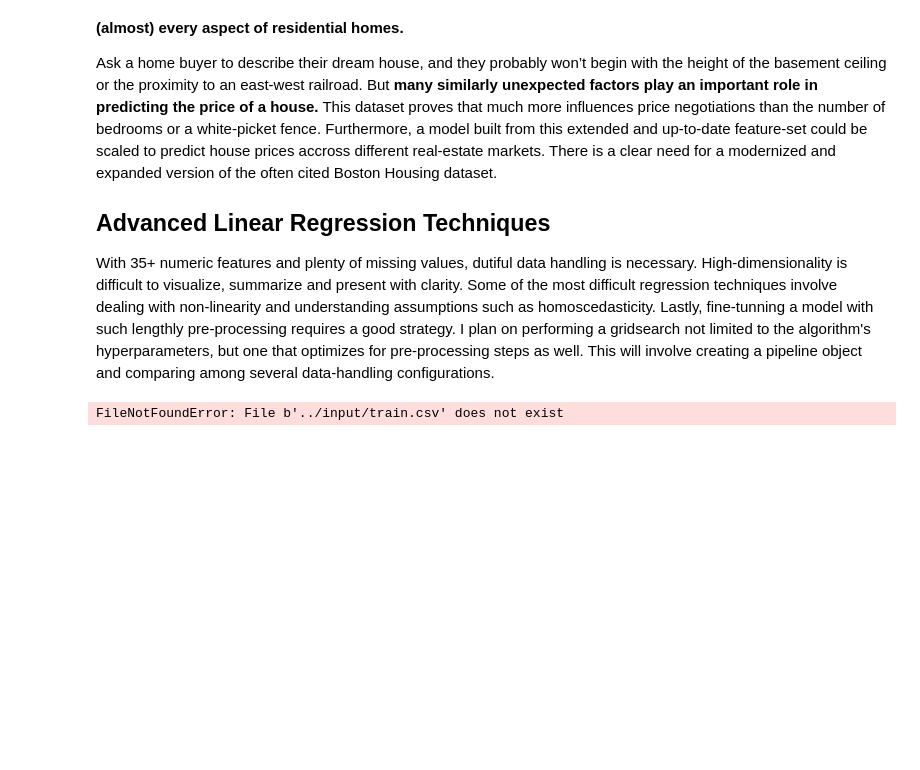
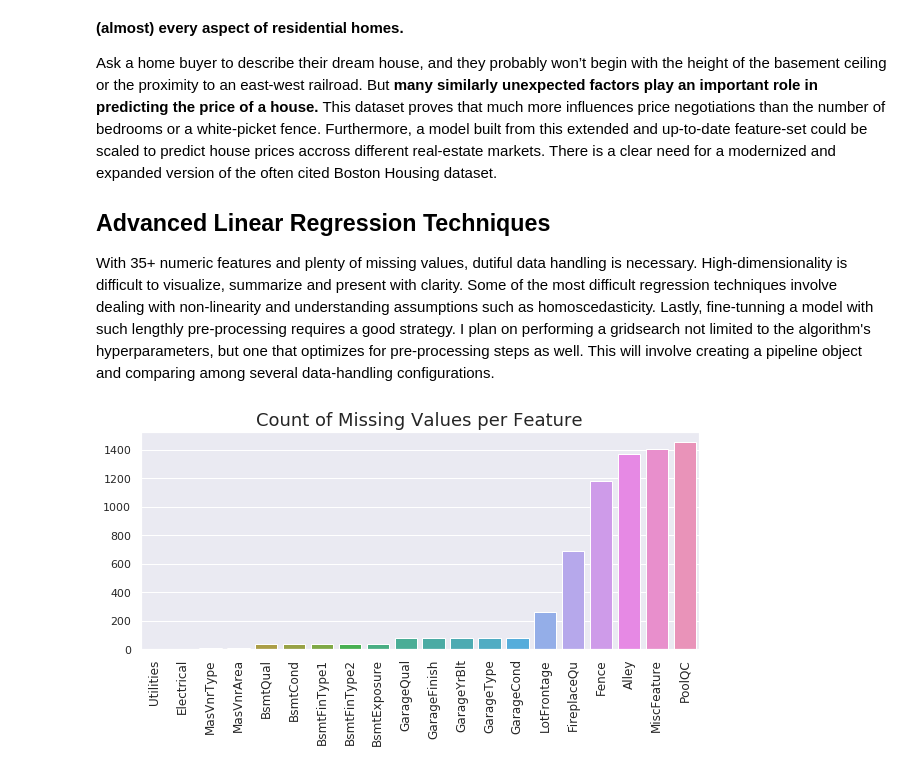
Before and after one commit to MiguelNiblock/Deep-NLP_Predicting-Ad-Demand, a Jupyter notebook: Proposal.ipynb, the cells around one changed output. Cells and saved outputs as stored; diff of their text form; code cells hidden in the pictures; blank space fills up the shorter version.

```diff
--- a/Proposal.ipynb
+++ b/Proposal.ipynb
@@ -12,13 +12,22 @@ Ask a home buyer to describe their dream house, and they probably won’t begin
 
 With 35+ numeric features and plenty of missing values, dutiful data handling is necessary. High-dimensionality is difficult to visualize, summarize and present with clarity. Some of the most difficult regression techniques involve dealing with non-linearity and understanding assumptions such as homoscedasticity. Lastly, fine-tunning a model with such lengthly pre-processing requires a good strategy. I plan on performing a gridsearch not limited to the algorithm's hyperparameters, but one that optimizes for pre-processing steps as well. This will involve creating a pipeline object and comparing among several data-handling configurations.
 # %%
-%matplotlib inline
 import numpy as np
 import pandas as pd
 import matplotlib.pyplot as plt
 import scipy.stats as stats
 import seaborn as sns
+%matplotlib inline
 
-train = pd.read_csv('../input/train.csv')
+train = pd.read_csv('data/train.csv')
+sns.set(style='darkgrid')
-# %% [output]
-FileNotFoundError: File b'../input/train.csv' does not exist
+# %%
+# Make a barplot of missing values per feature
+plt.figure(figsize=(10,4))
+missing = train.isnull().sum().sort_values()[-20:]
+sns.barplot(x=missing.index, y=missing.values)
+plt.title('Count of Missing Values per Feature',fontsize=18)
+plt.xticks(rotation=90,fontsize=12)
+plt.show()
+# %% [output]
+[figure, added]
```
Also changed, not shown: parts of 3 cells of this notebook.
